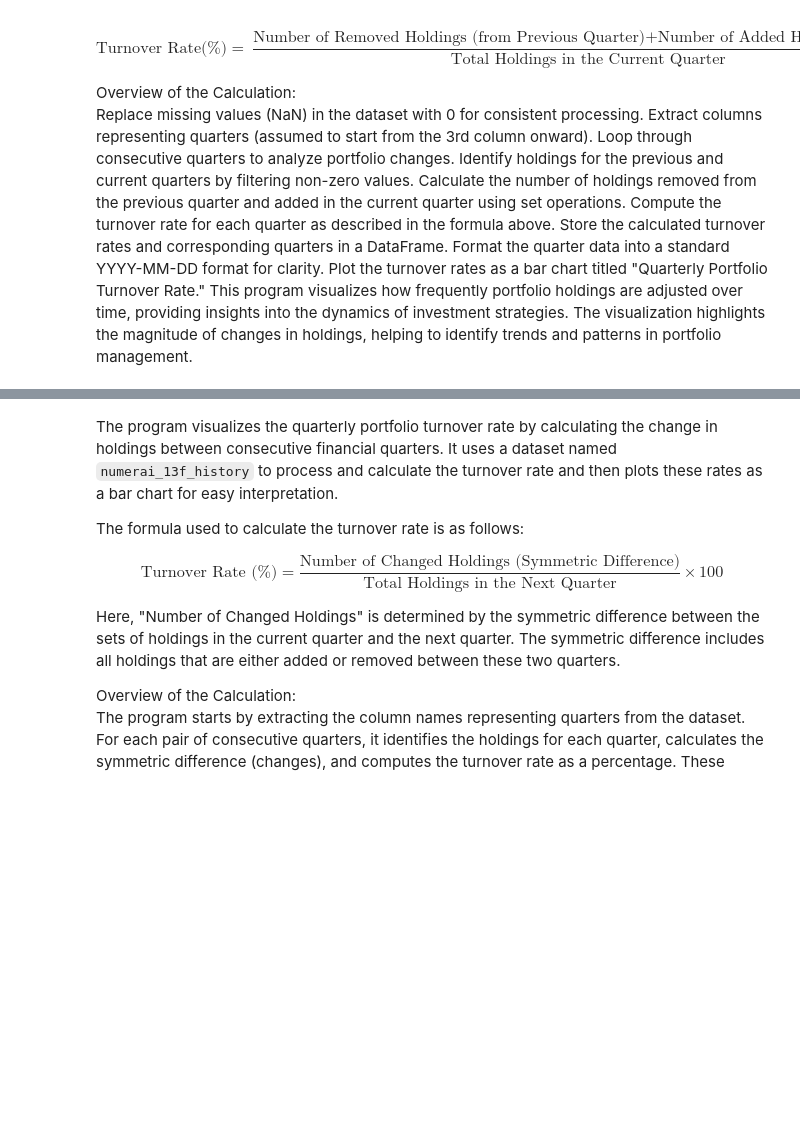
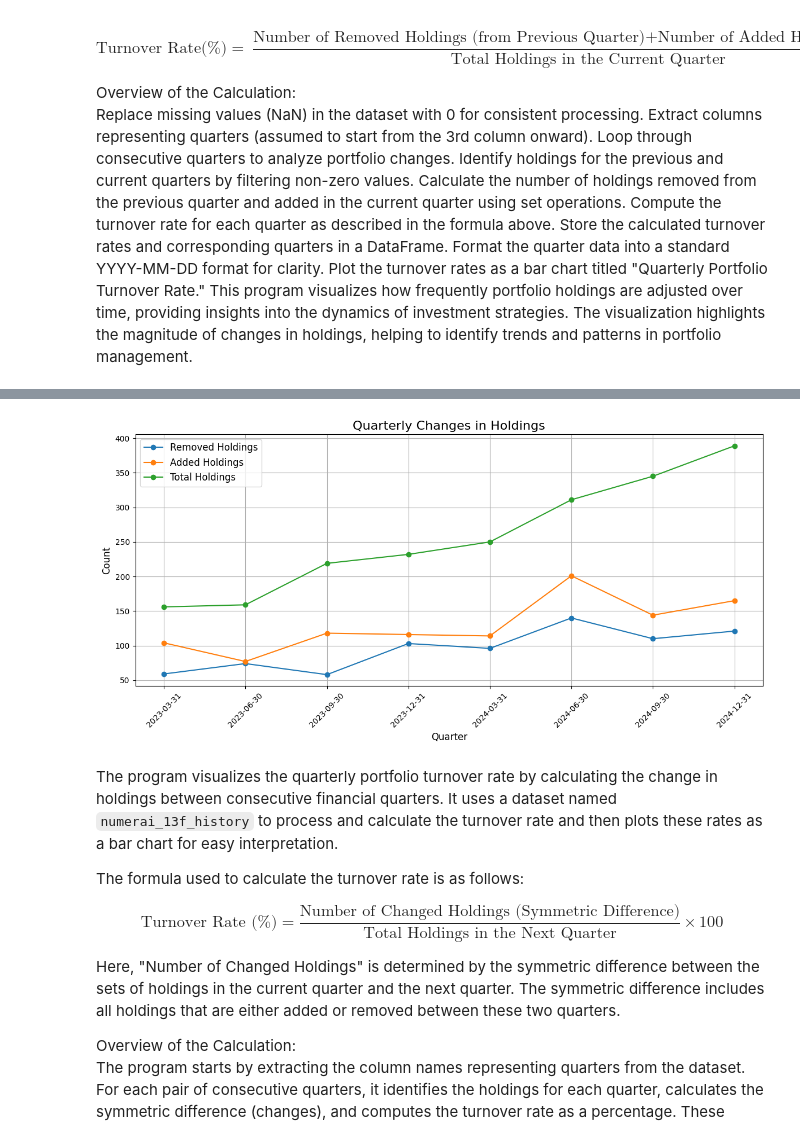
Before and after one commit to Kei-Sanada/Holdings-of-Numerai-GP-LLC, a Jupyter notebook: Analysis_Numerai_GP.ipynb, the cells around one changed output, grey strips where cells are left out. Drawn from its saved outputs; the diff is of its cells as text; code cells hidden in the pictures; blank space fills up the shorter version.

```diff
--- a/Analysis_Numerai_GP.ipynb
+++ b/Analysis_Numerai_GP.ipynb
@@ -334,3 +411,59 @@ plt.show()
+# %%
+# Extract quarters (columns from the 3rd onward are assumed to be quarters)
+quarters = numerai_13f_history.columns[2:]
+
+# Initialize a list to store the results
+quarterly_changes = []
+
+# Iterate over consecutive quarters to calculate the required metrics
+for i in range(len(quarters) - 1):
+    current_quarter = quarters[i]
+    next_quarter = quarters[i + 1]
+
+    # Get holdings for the current and next quarters
+    current_holdings = set(numerai_13f_history[numerai_13f_history[current_quarter] != 0]['nameOfIssuer'])
+    next_holdings = set(numerai_13f_history[numerai_13f_history[next_quarter] != 0]['nameOfIssuer'])
+
+    # Calculate the number of removed and added holdings
+    removed_holdings = current_holdings - next_holdings
+    added_holdings = next_holdings - current_holdings
+
+    # Calculate the total holdings in the current quarter
+    total_holdings_next_quarter = len(next_holdings)
+
+    # Append the results
+    quarterly_changes.append({
+        'Quarter': next_quarter,
+        'Number of Removed Holdings (from Previous Quarter)': len(removed_holdings),
+        'Number of Added Holdings (in Current Quarter)': len(added_holdings),
+        'Total Holdings in the Current Quarter': total_holdings_next_quarter,
+    })
+
+# Create a DataFrame for the results
+quarterly_changes_df = pd.DataFrame(quarterly_changes)
+
+# Convert Quarter to "YYYY-MM-DD" format
+quarterly_changes_df['Quarter'] = pd.to_datetime(quarterly_changes_df['Quarter']).dt.strftime('%Y-%m-%d')
+
+# Plot the line chart
+plt.figure(figsize=(12, 6))
+plt.plot(quarterly_changes_df['Quarter'], quarterly_changes_df['Number of Removed Holdings (from Previous Quarter)'], label='Removed Holdings', marker='o')
+plt.plot(quarterly_changes_df['Quarter'], quarterly_changes_df['Number of Added Holdings (in Current Quarter)'], label='Added Holdings', marker='o')
+plt.plot(quarterly_changes_df['Quarter'], quarterly_changes_df['Total Holdings in the Current Quarter'], label='Total Holdings', marker='o')
+
+# Add labels, title, and legend
+plt.title('Quarterly Changes in Holdings', fontsize=16)
+plt.xlabel('Quarter', fontsize=12)
+plt.ylabel('Count', fontsize=12)
+plt.xticks(rotation=45)
+plt.legend(fontsize=12)
+plt.grid(True)
+
+# Display the plot
+plt.tight_layout()
+plt.show()
+# %% [output]
+[figure, added]
 # %% [markdown]
 The program visualizes the quarterly portfolio turnover rate by calculating the change in holdings between consecutive financial quarters. It uses a dataset named `numerai_13f_history` to process and calculate the turnover rate and then plots these rates as a bar chart for easy interpretation.
 
```
Also changed, not shown: parts of 4 cells of this notebook.
